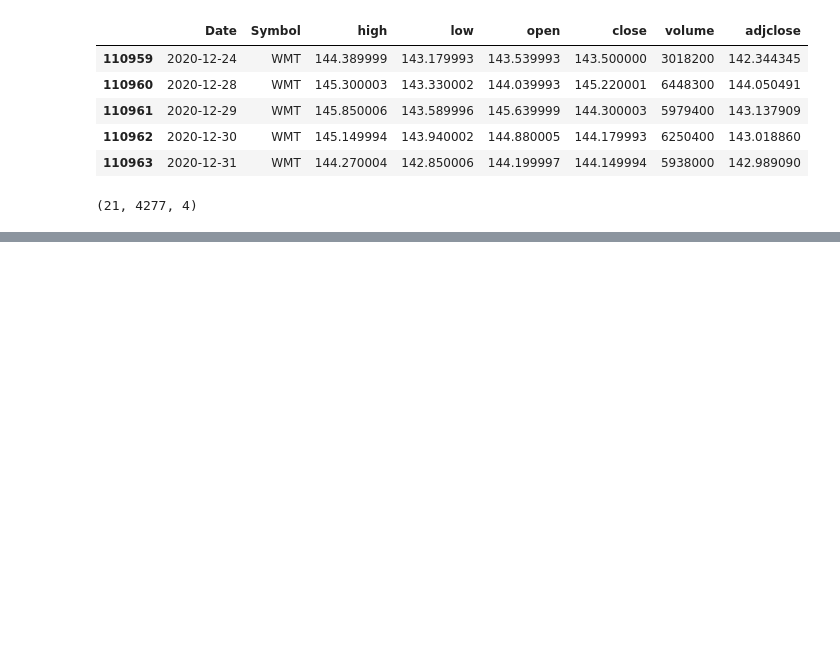
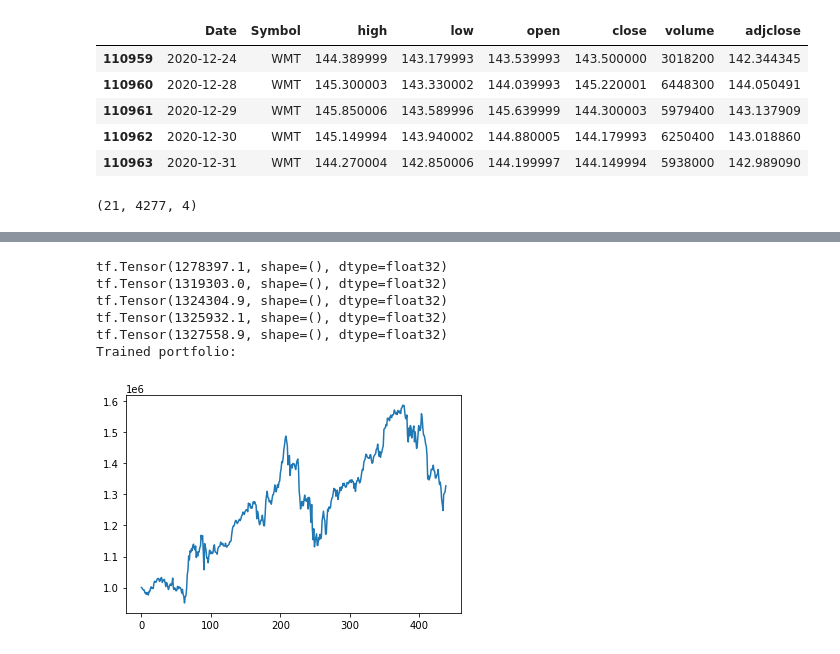
Before and after one commit to rajindermavi/portfolio_management, a Jupyter notebook: portfolio_management/training_example.ipynb, the cells around one changed output, grey strips where cells are left out. Saved outputs shown, nothing was run; the diff lists cells and outputs as text; code cells hidden in the pictures; blank space fills up the shorter version.

```diff
--- a/portfolio_management/training_example.ipynb
+++ b/portfolio_management/training_example.ipynb
@@ -115,24 +122,36 @@ validation_summary_writer = tf.summary.create_file_writer(validation_log_dir)
 # %%
 validation_loss = tf.keras.metrics.Mean('validation_loss', dtype=tf.float32)
 EPOCHS = 5
 
 for epoch in range(EPOCHS):
 
     for batch in batched_training_data:
         # Train on current batch
         with tf.GradientTape() as tape:
             tape.watch(agent.model.trainable_variables)
             loss, env = loss_val(batch)
         grad = tape.gradient(loss,agent.model.trainable_variables)
         grad = [g / tf.reduce_mean(tf.abs(g)) for g in grad]
         agent.opt.apply_gradients(zip(grad,agent.model.trainable_variables))
 
     # Evaluate performance on validation set:
     loss,env = loss_val(validation_data)
     print(env.portfolio_value_hist[-1])
     validation_loss(loss)
     with validation_summary_writer.as_default():
         tf.summary.scalar('loss',validation_loss.result(),step = epoch)
+
+print('Trained portfolio:')
+plt.plot(env.portfolio_value_hist)
+plt.show()
+# %% [output]
+tf.Tensor(1278397.1, shape=(), dtype=float32)
+tf.Tensor(1319303.0, shape=(), dtype=float32)
+tf.Tensor(1324304.9, shape=(), dtype=float32)
+tf.Tensor(1325932.1, shape=(), dtype=float32)
+tf.Tensor(1327558.9, shape=(), dtype=float32)
+Trained portfolio:
+[figure, added]
 # %%
 #%load_ext tensorboard
 #%tensorboard  --logdir logs/grad_tape/
```
Also changed, not shown: parts of 3 cells of this notebook.
